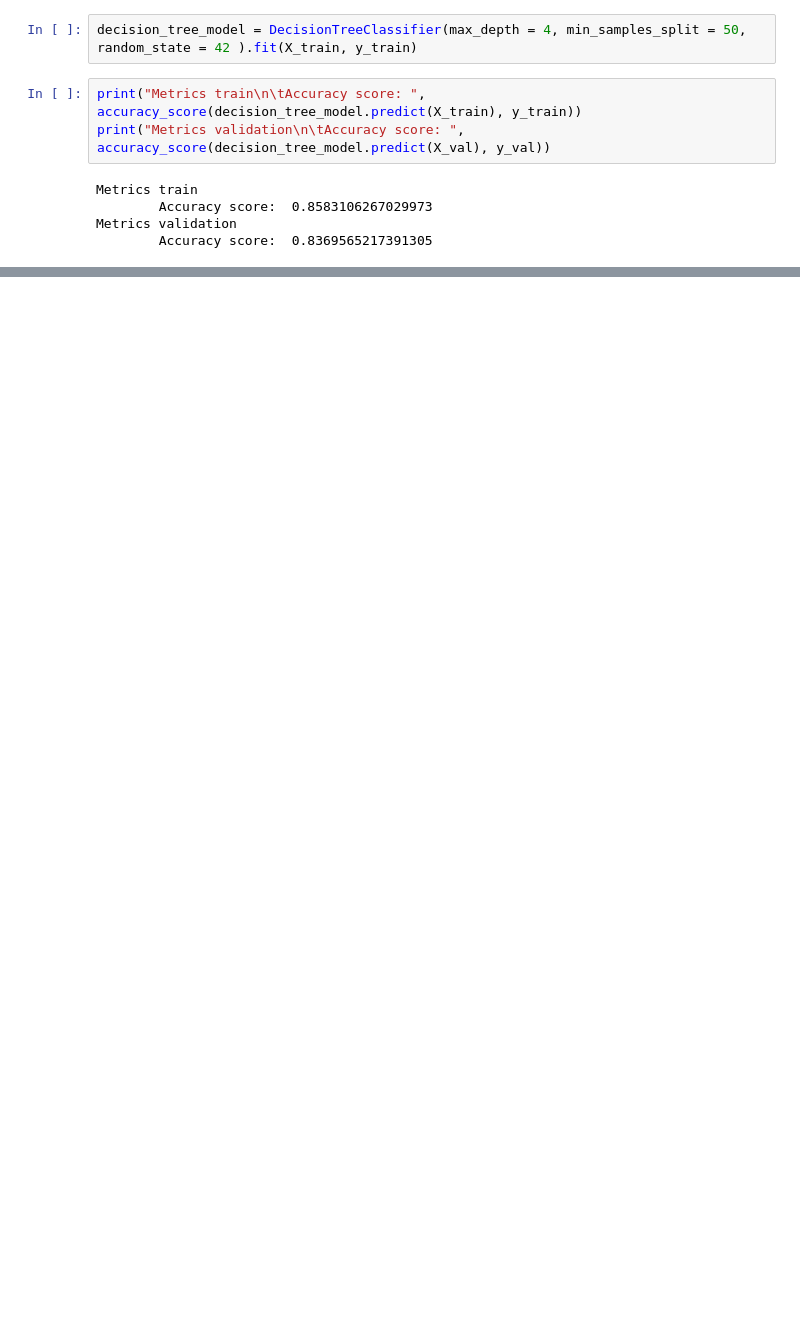
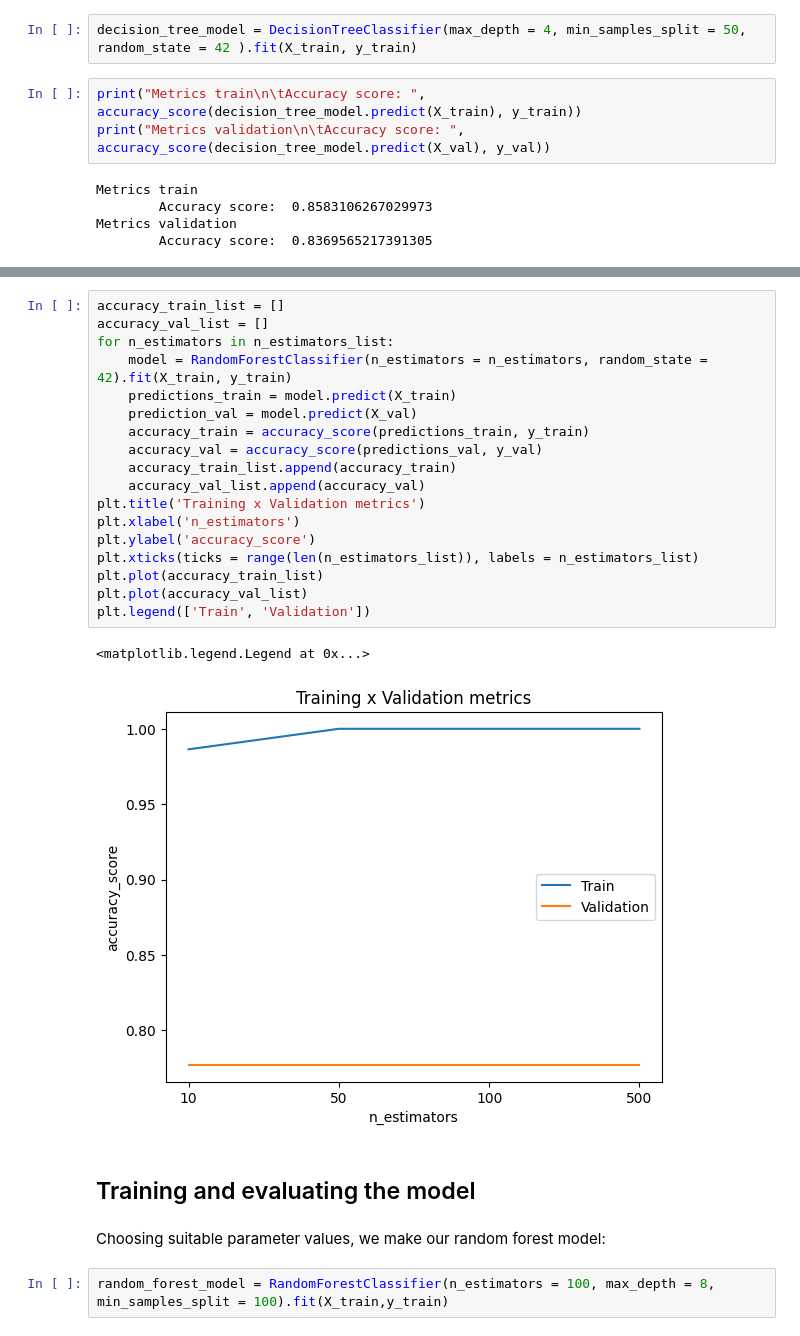
Before and after one commit to TejasShukla2007/Heart-Failure-Prediction, a Jupyter notebook: heart-failure-prediction.ipynb, the cells around one changed output, grey strips where cells are left out. Saved outputs shown, nothing was run; the diff lists cells and outputs as text; blank space fills up the shorter version.

```diff
--- a/heart-failure-prediction.ipynb
+++ b/heart-failure-prediction.ipynb
@@ -177,0 +240,27 @@ Metrics validation
+# %%
+accuracy_train_list = []
+accuracy_val_list = []
+for n_estimators in n_estimators_list:
+    model = RandomForestClassifier(n_estimators = n_estimators, random_state = 42).fit(X_train, y_train)
+    predictions_train = model.predict(X_train)
+    prediction_val = model.predict(X_val)
+    accuracy_train = accuracy_score(predictions_train, y_train)
+    accuracy_val = accuracy_score(predictions_val, y_val)
+    accuracy_train_list.append(accuracy_train)
+    accuracy_val_list.append(accuracy_val)
+plt.title('Training x Validation metrics')
+plt.xlabel('n_estimators')
+plt.ylabel('accuracy_score')
+plt.xticks(ticks = range(len(n_estimators_list)), labels = n_estimators_list)
+plt.plot(accuracy_train_list)
+plt.plot(accuracy_val_list)
+plt.legend(['Train', 'Validation'])
+# %% [output]
+<matplotlib.legend.Legend at 0x...>
+[figure, added]
+# %% [markdown]
+## Training and evaluating the model
+# %% [markdown]
+Choosing suitable parameter values, we make our random forest model:
+# %%
+random_forest_model = RandomForestClassifier(n_estimators = 100, max_depth = 8, min_samples_split = 100).fit(X_train,y_train)
```
Also changed, not shown: parts of 23 cells of this notebook.
